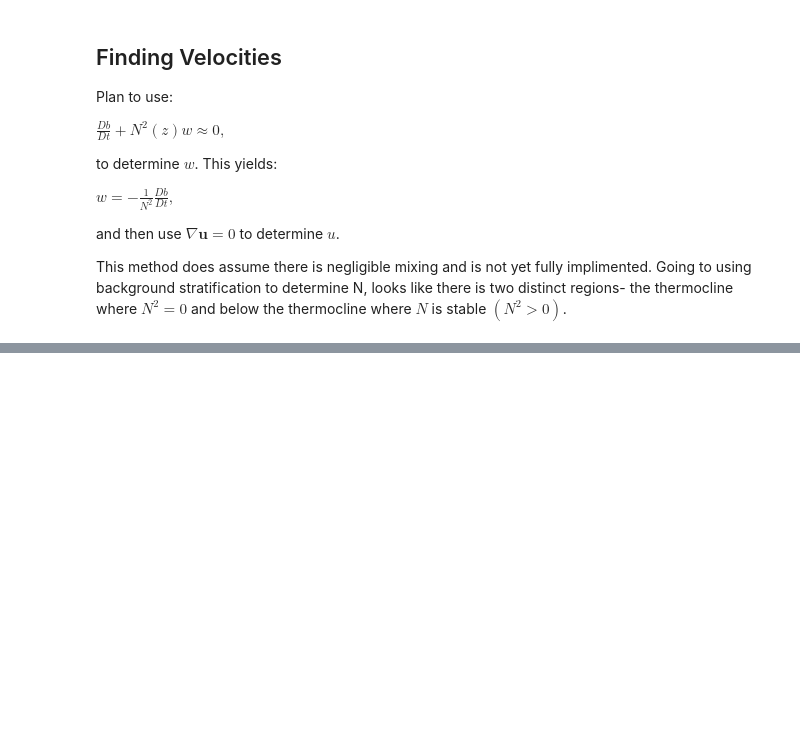
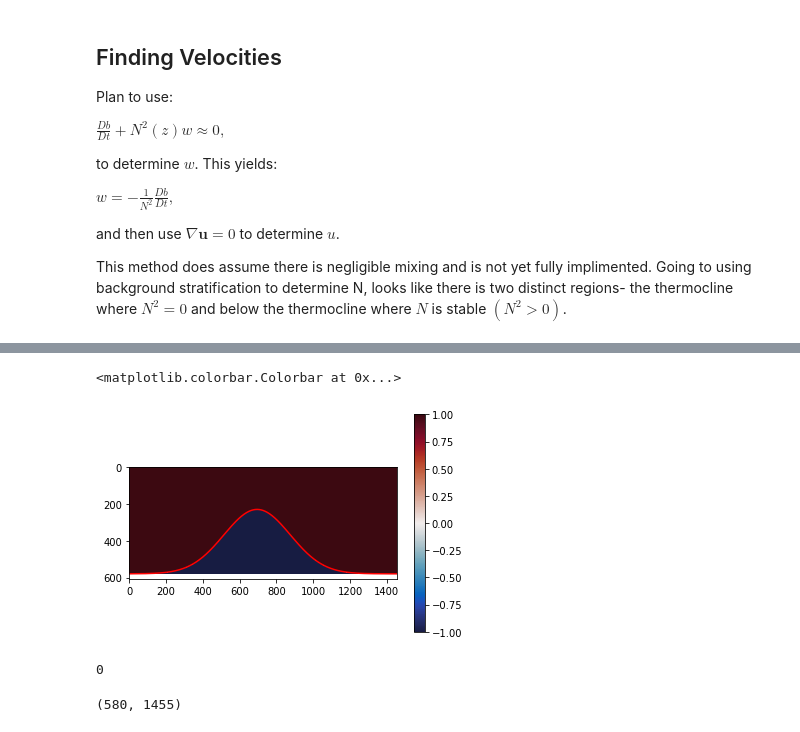
Before and after one commit to callummshaw/Lab_Ridge, a Jupyter notebook: Code/Short Term Visualisation- Fixed.ipynb, the cells around one changed output, grey strips where cells are left out. Drawn from its saved outputs; the diff is of its cells as text; code cells hidden in the pictures; blank space fills up the shorter version.

```diff
--- a/Code/Short Term Visualisation- Fixed.ipynb
+++ b/Code/Short Term Visualisation- Fixed.ipynb
@@ -572,0 +563,4 @@ plt.plot(domain,values)
+# %%
+z_array=np.arange(y)
+# %%
+pixel_location = np.ones((y,x))*z_array[:,None]
@@ -576,0 +576,20 @@ y
+# %%
+scaled_pixel=np.zeros((y,x))
+for i in range(x):
+    array=pixel_location[:,i]
+    topo=topo_function[i]
+    array = y*(array-topo)/(-topo)
+    scaled_pixel[:,i]=array
+
+scaled_pixel=np.round(scaled_pixel).astype(int)
+# %%
+plt.imshow(scaled_pixel,cmap=cmo.cm.balance, vmin=-1,vmax=1)
+plt.plot(topo_function, color='r')
+plt.colorbar()
+# %% [output]
+<matplotlib.colorbar.Colorbar at 0x...>
+[figure, added]
+# %%
+np.min(scaled_pixel)
+# %% [output]
+0
@@ -576,0 +600,4 @@ y
+# %%
+scaled_pixel.shape
+# %% [output]
+(580, 1455)
```
Also changed, not shown: parts of 39 cells of this notebook.
